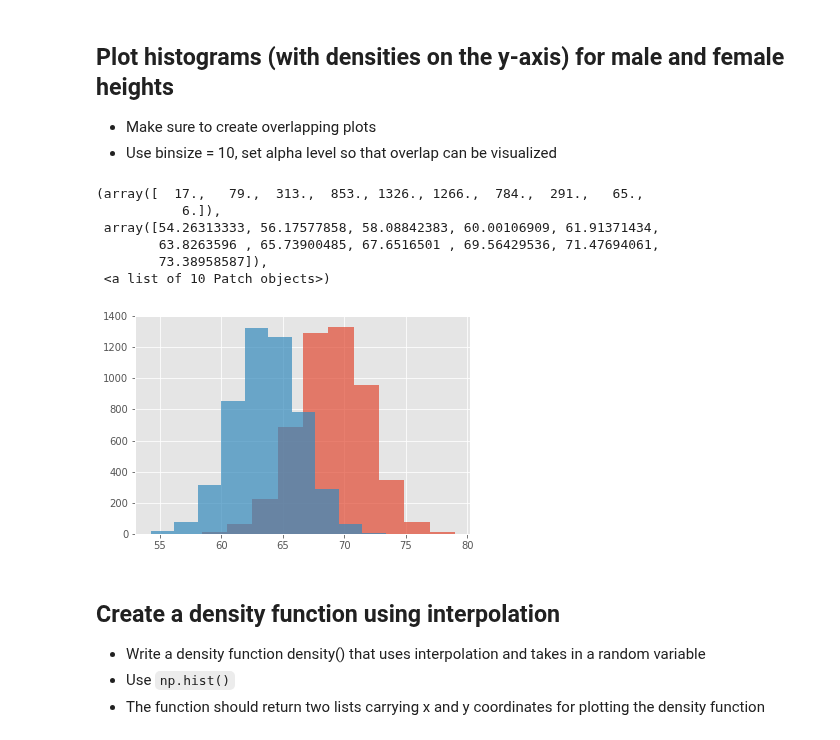
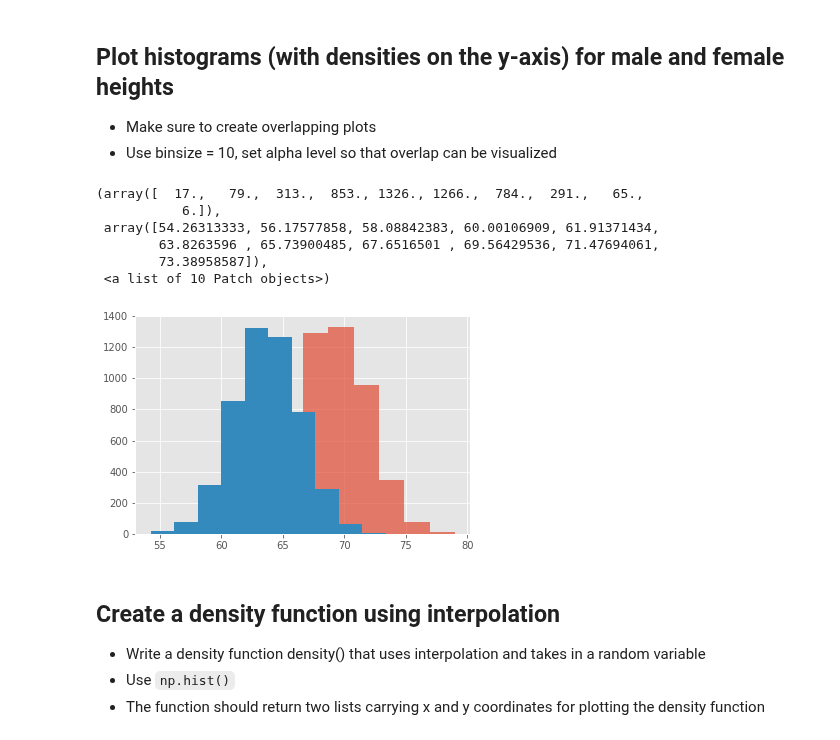
Before and after one commit to jmt0221/probability-density-functions-lab-nyc-ds-082619, a Jupyter notebook: index.ipynb, the cells around one changed output. Cells and saved outputs as stored; diff of their text form; code cells hidden in the pictures.

```diff
--- a/index.ipynb
+++ b/index.ipynb
@@ -71,17 +71,17 @@ female_df
 # %%
 # Your code here
 fig, ax = plt.subplots()
 
 ax.hist(x=male_df['Height'],alpha=0.7,bins=10)
-ax.hist(x=female_df['Height'],alpha = 0.7, bins=10)
+ax.hist(x=female_df['Height'],alpha = 1, bins=10)
 # %% [output]
 (array([  17.,   79.,  313.,  853., 1326., 1266.,  784.,  291.,   65.,
            6.]),
  array([54.26313333, 56.17577858, 58.08842383, 60.00106909, 61.91371434,
         63.8263596 , 65.73900485, 67.6516501 , 69.56429536, 71.47694061,
         73.38958587]),
  <a list of 10 Patch objects>)
-[figure, old version]
+[figure, new version]
 # %%
 # Record your observations - are these inline with your personal observations?
 # %% [markdown]
```
